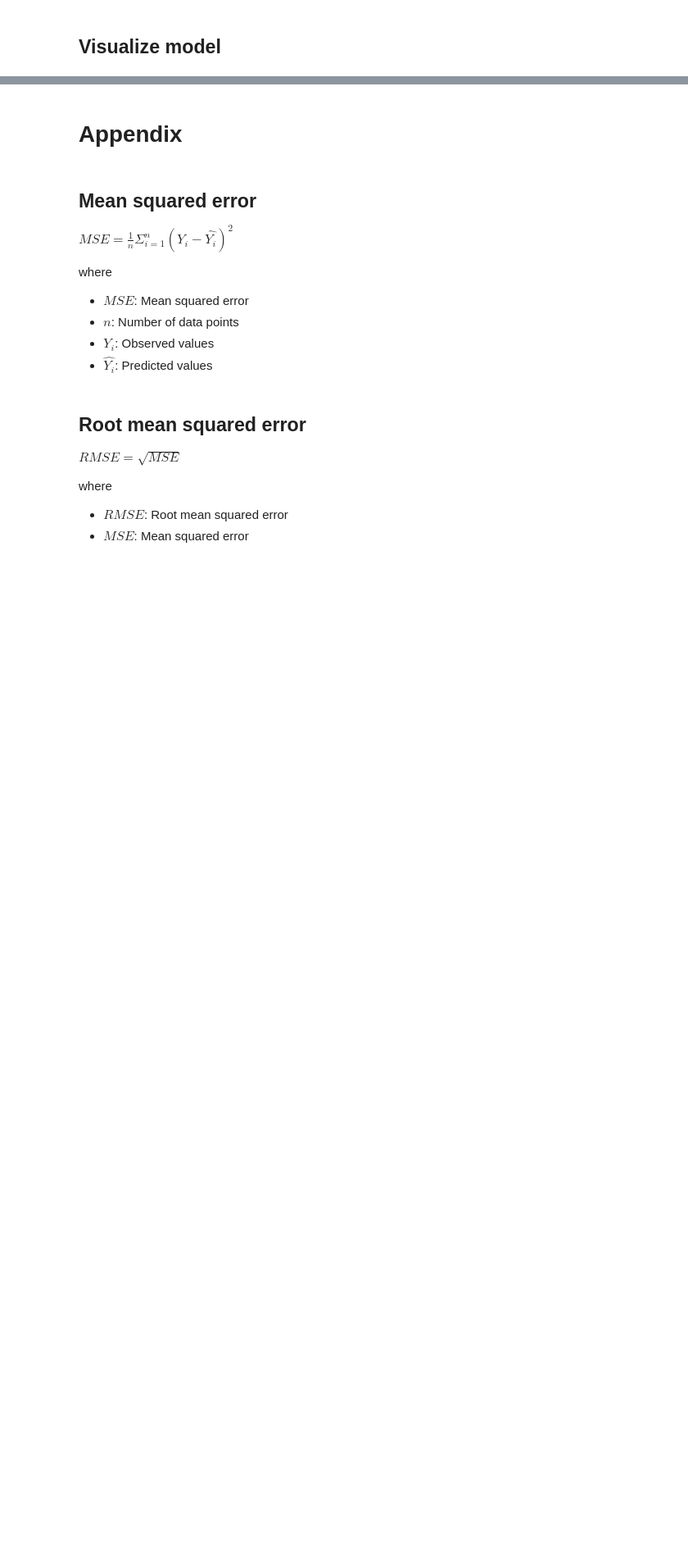
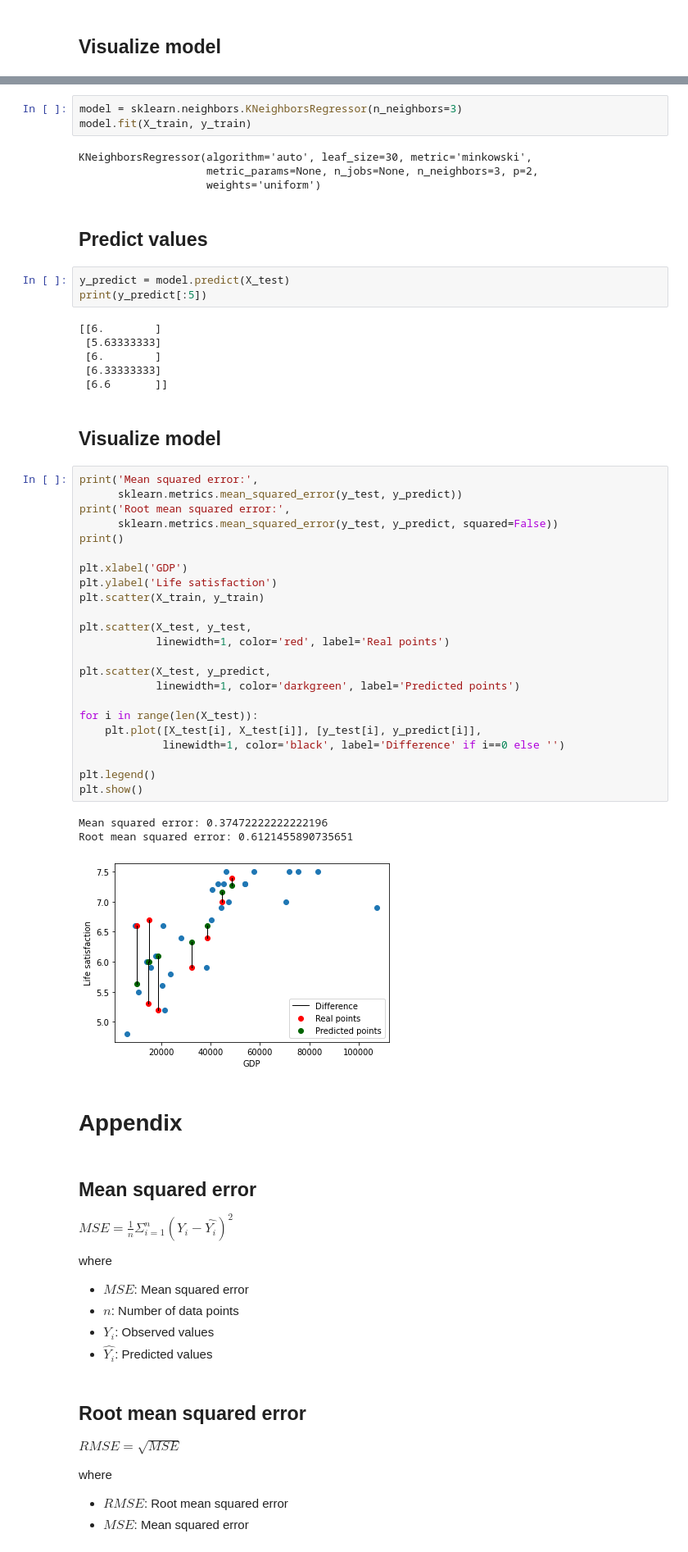
Before and after one commit to htnminh/handson-ml2-notebooks, a Jupyter notebook: files/Chapter 1/Example 1-1/Example 1-1.ipynb, the cells around one changed output, grey strips where cells are left out. Shown: that part at 82% size. Drawn from its saved outputs; the diff is of its cells as text; blank space fills up the shorter version.

```diff
--- a/files/Chapter 1/Example 1-1/Example 1-1.ipynb
+++ b/files/Chapter 1/Example 1-1/Example 1-1.ipynb
@@ -400,3 +431,50 @@ Root mean squared error: 0.5559028035580849
+# %%
+model = sklearn.neighbors.KNeighborsRegressor(n_neighbors=3)
+model.fit(X_train, y_train)
+# %% [output]
+KNeighborsRegressor(algorithm='auto', leaf_size=30, metric='minkowski',
+                    metric_params=None, n_jobs=None, n_neighbors=3, p=2,
+                    weights='uniform')
+# %% [markdown]
+## Predict values
+# %%
+y_predict = model.predict(X_test)
+print(y_predict[:5])
+# %% [output]
+[[6.        ]
+ [5.63333333]
+ [6.        ]
+ [6.33333333]
+ [6.6       ]]
+# %% [markdown]
+## Visualize model
+# %%
+print('Mean squared error:',
+      sklearn.metrics.mean_squared_error(y_test, y_predict))
+print('Root mean squared error:',
+      sklearn.metrics.mean_squared_error(y_test, y_predict, squared=False))
+print()
+
+plt.xlabel('GDP')
+plt.ylabel('Life satisfaction')
+plt.scatter(X_train, y_train)
+
+plt.scatter(X_test, y_test,
+            linewidth=1, color='red', label='Real points')
+
+plt.scatter(X_test, y_predict,
+            linewidth=1, color='darkgreen', label='Predicted points')
+
+for i in range(len(X_test)):
+    plt.plot([X_test[i], X_test[i]], [y_test[i], y_predict[i]],
+             linewidth=1, color='black', label='Difference' if i==0 else '')
+
+plt.legend()
+plt.show()
+# %% [output]
+Mean squared error: 0.37472222222222196
+Root mean squared error: 0.6121455890735651
+[figure, added]
 # %% [markdown]
 # Appendix
 # %% [markdown]
```
Also changed, not shown: parts of 16 cells of this notebook.
